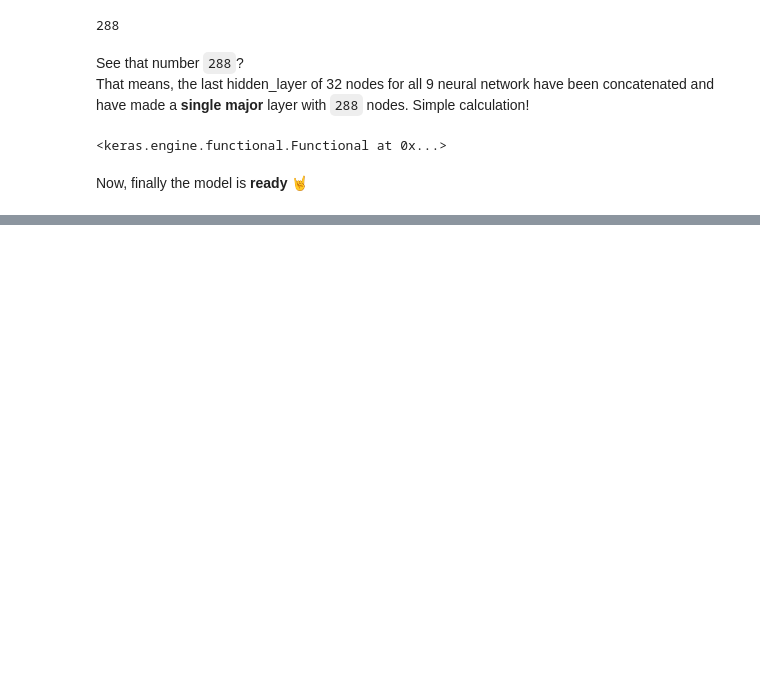
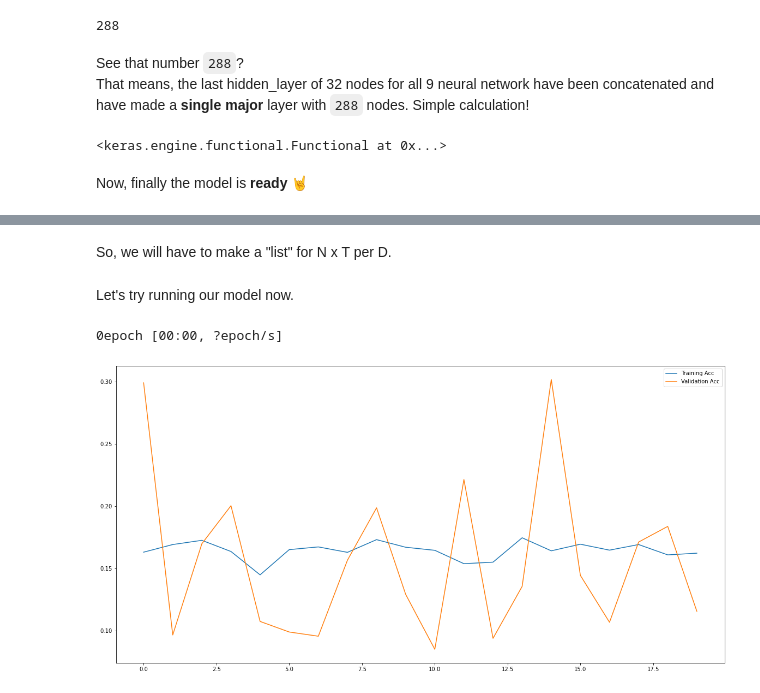
Before and after one commit to AayushSameerShah/TimeSeries-Forecasting, a Jupyter notebook: 5. Deep learning with Time Series/8. Human activity prediction (multi input).ipynb, the cells around one changed output, grey strips where cells are left out. Saved outputs shown, nothing was run; the diff lists cells and outputs as text; code cells hidden in the pictures; blank space fills up the shorter version.

```diff
--- a/5. Deep learning with Time Series/8. Human activity prediction (multi input).ipynb
+++ b/5. Deep learning with Time Series/8. Human activity prediction (multi input).ipynb
@@ -701,0 +738,2 @@ Now, finally the model is **ready** 🤘
+# %%
+model.compile(optimizer="adam", loss="mse", metrics=["accuracy"])
@@ -701,0 +757,28 @@ Now, finally the model is **ready** 🤘
+# %% [markdown]
+So, we will have to make a "list" for N x T per D.
+# %%
+Xtrain_shapped = []
+Xtest_shapped = []
+# %%
+for Dth in range(D):
+    Xtrain_shapped.append(train[:, :, Dth])
+    Xtest_shapped.append(test[:, :, Dth])
+# %% [markdown]
+Let's try running our model now.
+# %%
+result = model.fit(
+    Xtrain_shapped,
+    ytrain,
+    epochs=20,
+    validation_data=(Xtest_shapped, ytest),
+    verbose=0,
+    callbacks=[check_point, TqdmCallback(verbose=0)],
+)
+# %% [output]
+0epoch [00:00, ?epoch/s]
+# %%
+plt.plot(result.history["accuracy"], label="Training Acc")
+plt.plot(result.history["val_accuracy"], label="Validation Acc")
+plt.legend();
+# %% [output]
+[figure, added]
```
Also changed, not shown: parts of 120 cells of this notebook, 12 other files.
